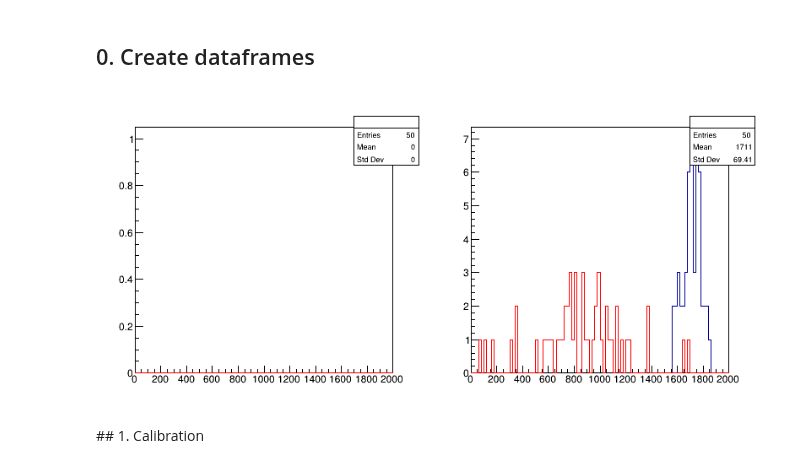
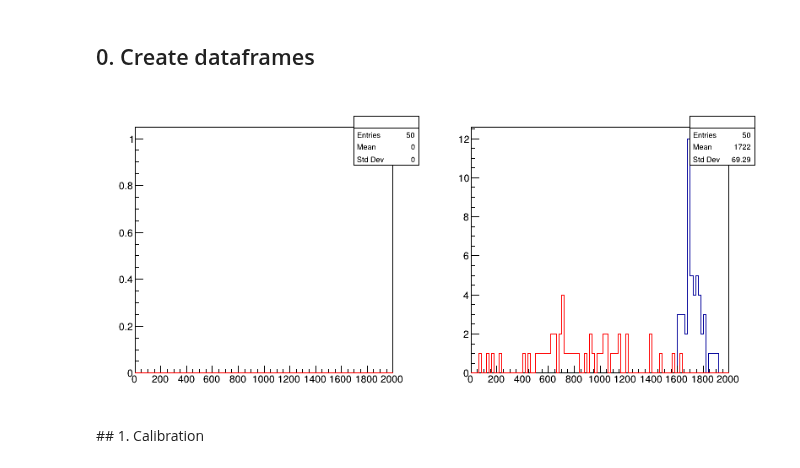
Before and after one commit to mollyhjorthjensen/DREAM, a Jupyter notebook: Analysis/validation.ipynb, the cells around one changed output. Cells and saved outputs as stored; diff of their text form; code cells hidden in the pictures.

Commit message:
Validation of shower branch

```diff
--- a/Analysis/validation.ipynb
+++ b/Analysis/validation.ipynb
@@ -21,7 +21,7 @@ palette = {'blue': blue, 'orange': orange, 'green': green, 'red': red, 'purple':
 # %%
 # helpers
 def leakageCorrection(col):
-    return f"{col}*myPrimaryEnergy/(myPrimaryEnergy-EscapedEnergy)"
+    return f"{col}*PrimaryEnergy/(PrimaryEnergy-LateralLeakage)"
 
 def modifiedZscore(rdf, col, D=3.5):
     x = rdf.AsNumpy(columns=[col])[col]
@@ -31,32 +31,33 @@ def modifiedZscore(rdf, col, D=3.5):
 # %%
 # create rdataframe
 treeName = "B4"
-path = "/groups/hep/mojen/repositories/DREAM/Run/fastsim_validation"
+path = "/groups/hep/mojen/repositories/DREAM/Run/shower_validation"
 fileName = os.path.join(path, "B4.root")
 rdf = ROOT.ROOT.RDataFrame(treeName, os.path.join(path, fileName))
 # define new columns
-# missing leakage correction
-rdf = rdf.Define("Ssum", "Sum(VectorSignalScintillation)")
-rdf = rdf.Define("Csum", "Sum(VectorSignalCerenkov)")
+rdf = rdf.Define("VecSignalScnt_corr", leakageCorrection("VecSignalScnt"))
+rdf = rdf.Define("VecSignalCkov_corr", leakageCorrection("VecSignalCkov" ))
+rdf = rdf.Define("Ssum", "Sum(VecSignalScnt_corr)")
+rdf = rdf.Define("Csum", "Sum(VecSignalCkov_corr)")
 # %%
 c1 = ROOT.TCanvas("c", "c", 800, 400)
 c1.Divide(2)
 c1.cd(1)
 model = ("", "", 100, 0., 2000.)
-h1a = rdf.Filter("PrimaryParticlePDG == 11").Histo1D(model, "Ssum")
-h1b = rdf.Filter("PrimaryParticlePDG == -211").Histo1D(model, "Ssum")
+h1a = rdf.Filter("PrimaryPDG == 11").Histo1D(model, "Ssum")
+h1b = rdf.Filter("PrimaryPDG == -211").Histo1D(model, "Ssum")
 h1a.Draw()
 h1b.SetLineColor(ROOT.kRed)
 h1b.Draw("SAME")
 c1.cd(2)
-h2a = rdf.Filter("PrimaryParticlePDG == 11").Histo1D(model, "Csum")
-h2b = rdf.Filter("PrimaryParticlePDG == -211").Histo1D(model, "Csum")
+h2a = rdf.Filter("PrimaryPDG == 11").Histo1D(model, "Csum")
+h2b = rdf.Filter("PrimaryPDG == -211").Histo1D(model, "Csum")
 h2a.Draw()
 h2b.SetLineColor(ROOT.kRed)
 h2b.Draw("SAME")
 c1.Draw()
 # %% [output]
-[figure, old version]
+[figure, new version]
 # %% [markdown]
 ## 1. Calibration
 # %% [markdown]
```
Also changed, not shown: parts of 15 cells of this notebook.
